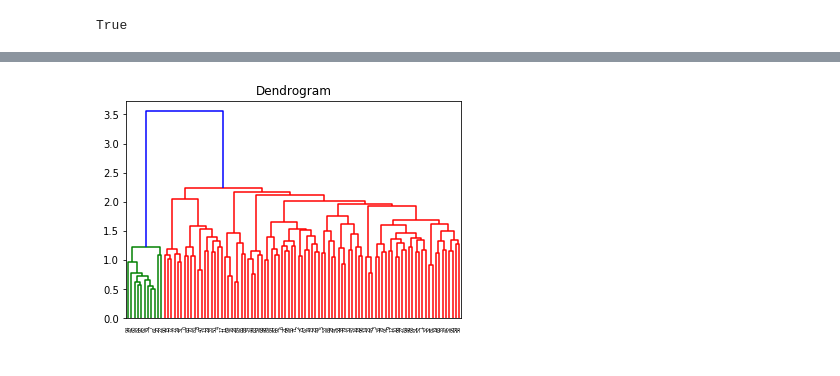
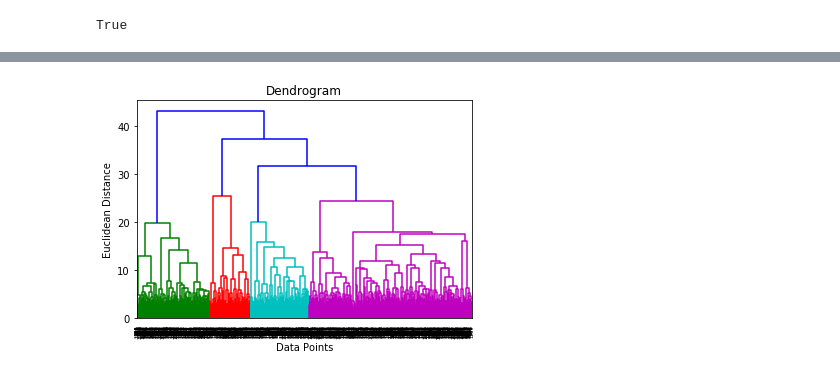
Before and after one commit to PacktWorkshops/The-Natural-Language-Processing-Workshop, a Jupyter notebook: Chapter03/Exercise - 3.01.ipynb, the cells around one changed output, grey strips where cells are left out. Drawn from its saved outputs; the diff is of its cells as text; code cells hidden in the pictures.

```diff
--- a/Chapter03/Exercise - 3.01.ipynb
+++ b/Chapter03/Exercise - 3.01.ipynb
@@ -91,0 +97,3 @@ tfidf_df.head()
+# %%
+from sklearn.metrics.pairwise import euclidean_distances as euclidean
+dist = 1 - euclidean(tfidf_df)
@@ -92,8 +104,9 @@ tfidf_df.head()
 # %%
-import scipy.cluster.hierarchy as sch
-dendrogram = sch.dendrogram(sch.linkage(tfidf_df.iloc[:100,:], method='ward'))
+dendrogram = sch.dendrogram(sch.linkage(dist, method='ward'))
 
+plt.xlabel('Data Points')
+plt.ylabel('Euclidean Distance')
 plt.title('Dendrogram')
 plt.show()
 # %% [output]
-[figure, old version]
+[figure, new version]
```
Also changed, not shown: parts of 13 cells of this notebook.
